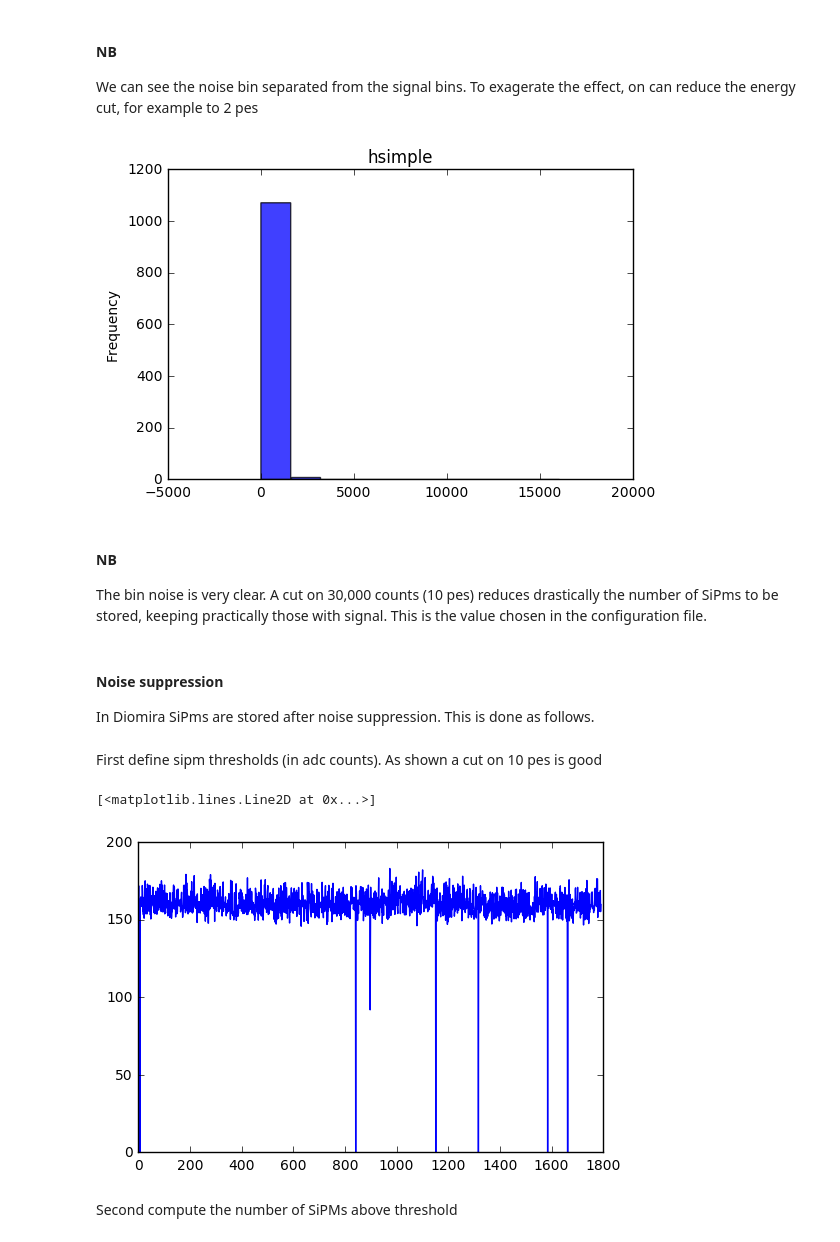
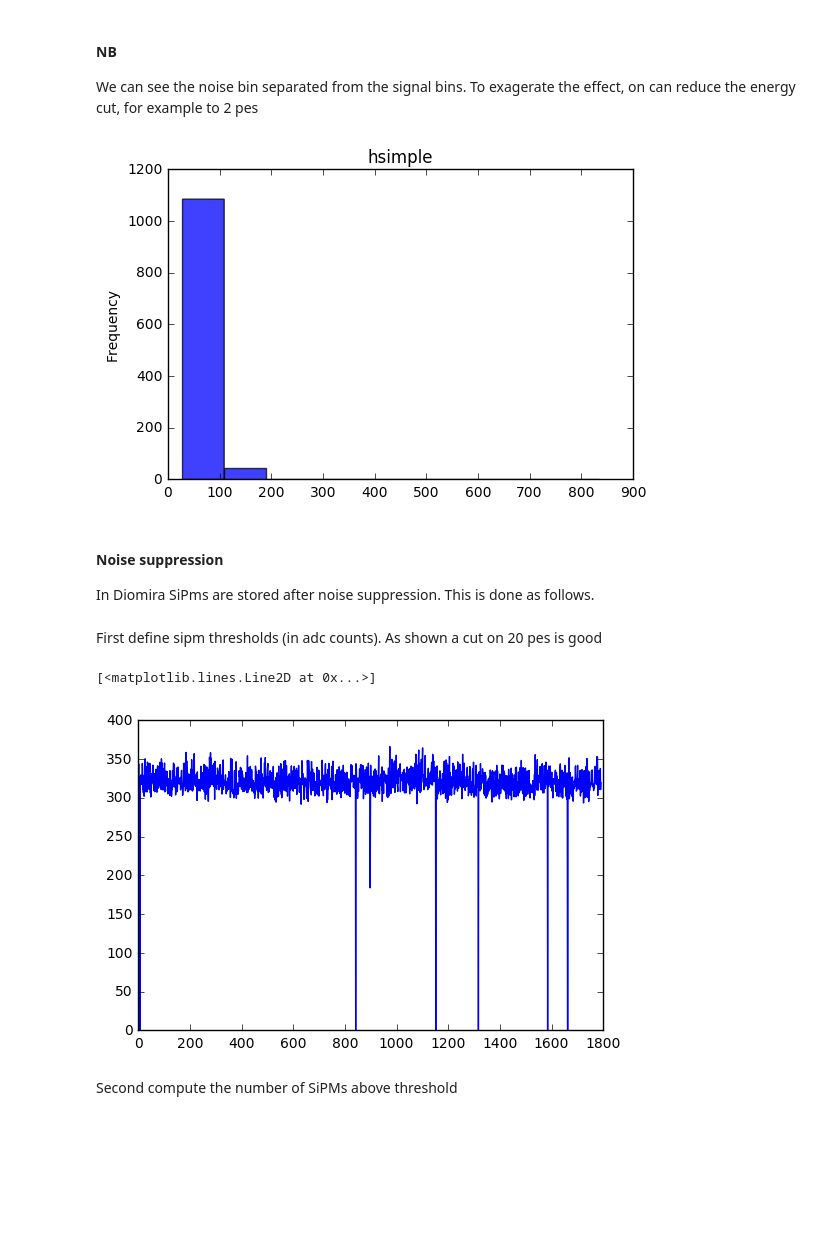
Before and after one commit to jmbenlloch/Notebooks, a Jupyter notebook: invisible_cities/cities/diomira.ipynb, the cells around one changed output. Drawn from its saved outputs; the diff is of its cells as text; code cells hidden in the pictures; blank space fills up the shorter version.

```diff
--- a/invisible_cities/cities/diomira.ipynb
+++ b/invisible_cities/cities/diomira.ipynb
@@ -201,7 +164,7 @@ RUN_ALL False
 # %% [markdown]
 An example MCRD file, with 10 events, is added to the Notebooks repository
 # %%
-fmcrd = os.environ['NBDIR'] + '/invisible_cities/files/electrons_40keV_z250_MCRD.h5'
+MCRD_file = os.environ['IC_NOTEBOOK_DIR']  + '/files/electrons_40keV_z250_MCRD.h5'
 # %% [markdown]
 ### Temporary file for the output of DIOMIRA
 # %% [markdown]
@@ -379,7 +341,7 @@ The tracking plane of NEW has 1792 SiPMs arranged in boards of 8x8 sensors. The
 The simulatin of the SiPms is very simple. Each MCRD contains the true number of pes in the sensor. Then, for each sensor, gaussian noise (corresponding to electronics and sensor thermal noise) and dark current noise is added. This is done through a SiPm noise sampler class, which stores the pdf of the noise in each sensor (measured from data) and returns a sample of this pdf each time that is invoked.
 # %%
 
-e40rd = tb.open_file(fmcrd,'r+')
+e40rd = tb.open_file(MCRD_file,'r+')
 NEVENTS_DST, NSIPM, SIPMWL = e40rd.root.sipmrd.shape
 # %%
 print('number of SiPM = {}, waveform length = {}'.format(NSIPM,SIPMWL))
@@ -532,26 +486,23 @@ We can see the noise bin separated from the signal bins. To exagerate the effect
 # %%
 sipm_i = sipm_with_signal(sipmrwf, thr=30)
 # %%
-esipm = [np.sum(sipmrwf[i]) for i in sipm_i]
-mpl.histo(esipm, nbins=10)
+esipm = np.array([np.sum(sipmrwf[i]) for i in sipm_i])
+mpl.histo(esipm[esipm>0]/16., nbins=10)
 # %% [output]
-[figure, old version]
+[figure, new version]
-# %% [markdown]
-#### NB
-The bin noise is very clear. A cut on 30,000 counts (10 pes) reduces drastically the number of SiPms to be stored, keeping practically those with signal. This is the value chosen in the configuration file.
 # %% [markdown]
 #### Noise suppression
 
 In Diomira SiPms are stored after noise suppression. This is done as follows.
 # %% [markdown]
-First define sipm thresholds (in adc counts). As shown a cut on 10 pes is good
+First define sipm thresholds (in adc counts). As shown a cut on 20 pes is good
 # %%
-sipm_noise_cut = 10
+sipm_noise_cut = 20
 sipms_thresholds = sipm_noise_cut *  sipm_adc_to_pes
 plt.plot(sipms_thresholds)
 # %% [output]
 [<matplotlib.lines.Line2D at 0x...>]
-[figure, old version]
+[figure, new version]
 # %% [markdown]
 Second compute the number of SiPMs above threshold
 # %%
```
Also changed, not shown: parts of 28 cells of this notebook, 2 other files.
